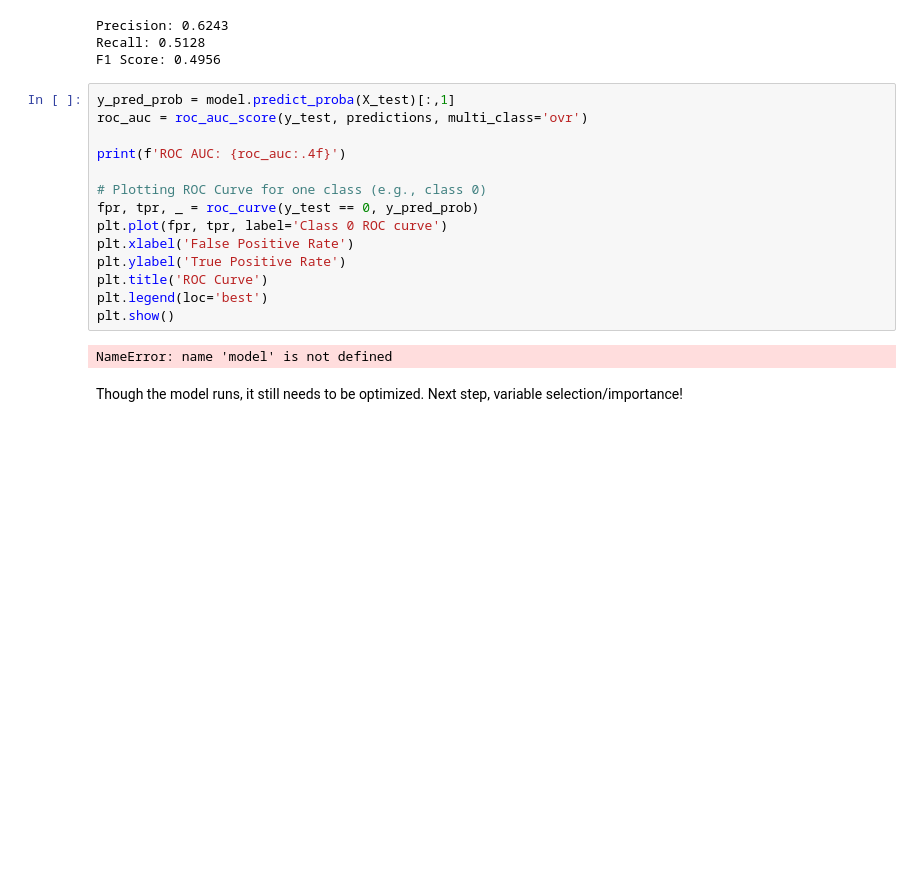
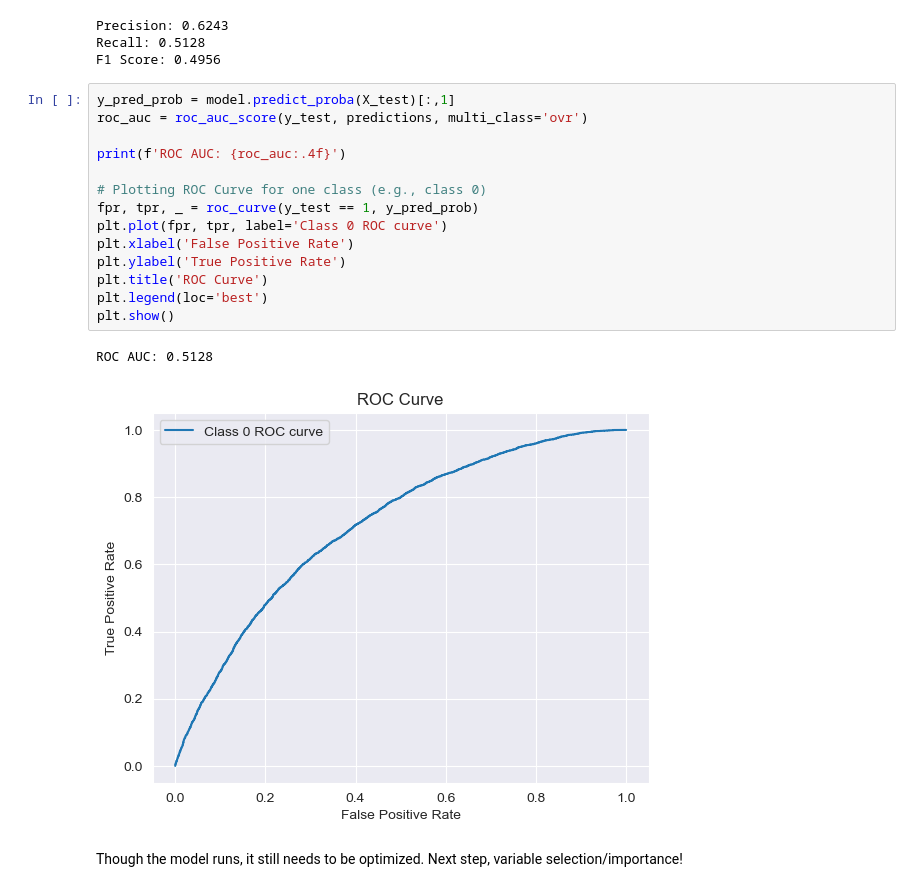
Before and after one commit to charlesbenfer/stuff_plus, a Jupyter notebook: data_analysis/breakingball_xgboost.ipynb, the cells around one changed output. Cells and saved outputs as stored; diff of their text form; blank space fills up the shorter version.

```diff
--- a/data_analysis/breakingball_xgboost.ipynb
+++ b/data_analysis/breakingball_xgboost.ipynb
@@ -156,19 +156,20 @@ F1 Score: 0.4956
 # %%
 y_pred_prob = model.predict_proba(X_test)[:,1]
 roc_auc = roc_auc_score(y_test, predictions, multi_class='ovr')
 
 print(f'ROC AUC: {roc_auc:.4f}')
 
 # Plotting ROC Curve for one class (e.g., class 0)
-fpr, tpr, _ = roc_curve(y_test == 0, y_pred_prob)
+fpr, tpr, _ = roc_curve(y_test == 1, y_pred_prob)
 plt.plot(fpr, tpr, label='Class 0 ROC curve')
 plt.xlabel('False Positive Rate')
 plt.ylabel('True Positive Rate')
 plt.title('ROC Curve')
 plt.legend(loc='best')
 plt.show()
 # %% [output]
-NameError: name 'model' is not defined
+ROC AUC: 0.5128
+[figure, added]
 # %% [markdown]
 Though the model runs, it still needs to be optimized. Next step, variable selection/importance!
 # %%
```
Also changed, not shown: parts of 1 cell of this notebook, 1 other file.
